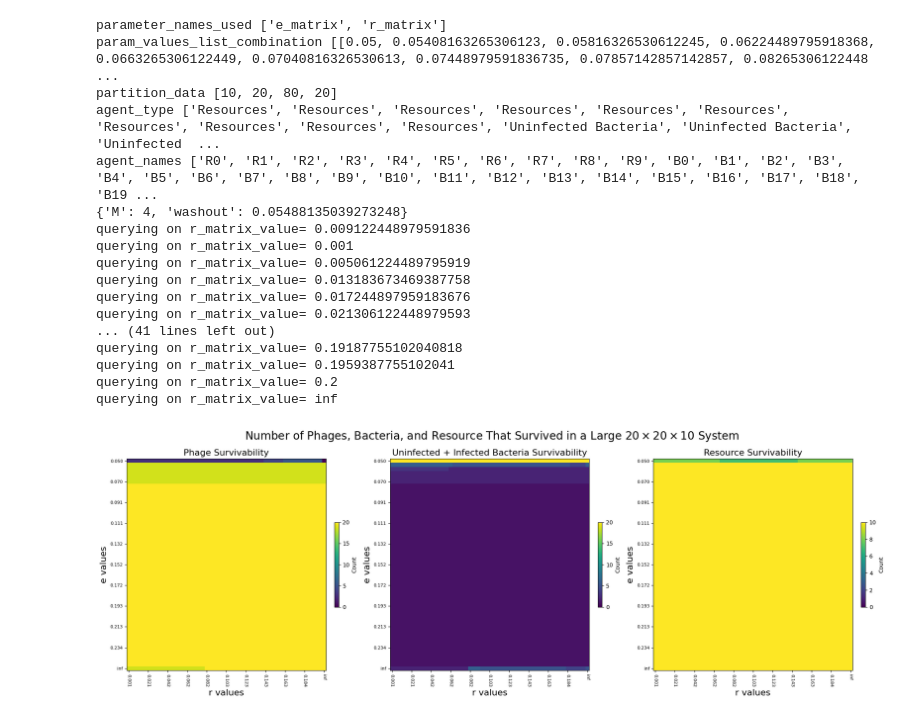
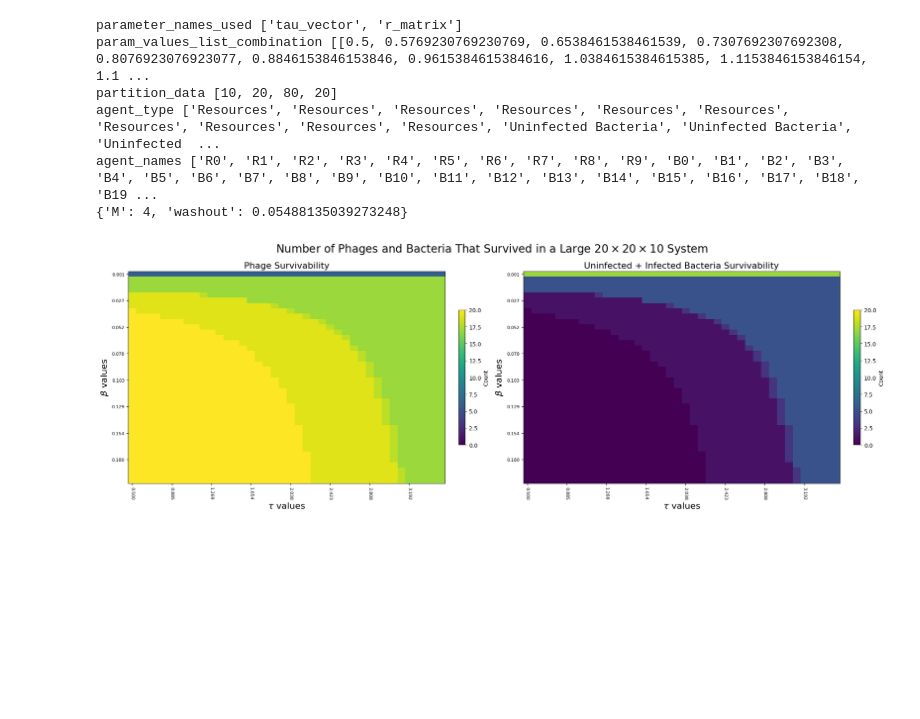
Before and after one commit to BiggusVickus/Master-Thesis, a Jupyter notebook: survivability.ipynb, the cells around one changed output. Saved outputs shown, nothing was run; the diff lists cells and outputs as text; code cells hidden in the pictures; blank space fills up the shorter version.

Commit message:
Auto stash before merge of "main" and "origin/main"

```diff
--- a/survivability.ipynb
+++ b/survivability.ipynb
@@ -65,64 +55,51 @@ def analyze_matrix(pickle_data):
 # %%
-def create_plot(matrix_phages, matrix_bacteria, matrix_resources, pickle_data, save_fig=None):
-    fig, ax = plt.subplots(1, 3, figsize=(20, 7))
-    for i, matrix in enumerate([matrix_resources, matrix_bacteria, matrix_phages]):
-        xtick_indices = np.arange(len(pickle_data['param_values_list_combination'][1]), step=5)
-        ytick_indices = np.arange(len(pickle_data['param_values_list_combination'][0]), step=5)
-        xtick_labels = [f"{v:.3f}" for v in np.array(pickle_data['param_values_list_combination'][1])[xtick_indices]]
-        ytick_labels = [f"{v:.3f}" for v in np.array(pickle_data['param_values_list_combination'][0])[ytick_indices]]
+def create_plot(matrix_phages, matrix_bacteria, pickle_data, save_fig=None):
+    fig, ax = plt.subplots(1, 2, figsize=(20, 7))
+    for i, matrix in enumerate([matrix_phages, matrix_bacteria]):
+        xtick_indices = np.arange(len(pickle_data['param_values_list_combination'][0]), step=5)
+        ytick_indices = np.arange(len(pickle_data['param_values_list_combination'][1]), step=5)
+        xtick_labels = [f"{v:.3f}" for v in np.array(pickle_data['param_values_list_combination'][0])[xtick_indices]]
+        ytick_labels = [f"{v:.3f}" for v in np.array(pickle_data['param_values_list_combination'][1])[ytick_indices]]
 
         ax[i].imshow(matrix, cmap='viridis', aspect='auto', interpolation='nearest')
 
-        ax[i].set_xlabel('r values', fontsize=16)
-        ax[i].set_ylabel('e values', fontsize=16)
+        ax[i].set_xlabel(r'$\tau$ values', fontsize=16)
+        ax[i].set_ylabel(r'$\beta$ values', fontsize=16)
         ax[i].set_xticks(xtick_indices)
         ax[i].set_xticklabels(xtick_labels, fontsize=8, rotation=-90)
         ax[i].set_yticks(ytick_indices)
         ax[i].set_yticklabels(ytick_labels, fontsize=8)
-        ax[i].set_title(['Phage Survivability', 'Uninfected + Infected Bacteria Survivability', 'Resource Survivability'][i], fontsize=16)
+        ax[i].set_title(['Phage Survivability', 'Uninfected + Infected Bacteria Survivability'][i], fontsize=16)
         cax = ax[i].imshow(matrix, cmap='viridis', aspect='auto')
-        if i == 0 or i == 1:
-            cax.set_clim(0, 20)
-        else:
-            cax.set_clim(0, 10)
+        # Set color limits for each subplot individually
+        cax.set_clim(0, 20)
 
         plt.colorbar(cax, ax=ax[i], orientation='vertical', fraction=0.02, pad=0.04, label='Count')
-    plt.suptitle(r'Number of Phages, Bacteria, and Resource That Survived in a Large $20\times20\times10$ System', fontsize=20)
+    plt.suptitle(r'Number of Phages and Bacteria That Survived in a Large $20\times20\times10$ System', fontsize=20)
     # Remove individual colorbars and create a single shared colorbar
     plt.tight_layout()
-    im = ax[0].imshow(matrix_resources, cmap='viridis', aspect='auto', interpolation='nearest')
     if save_fig is not None:
-        plt.savefig(f'LatexReport/Images/Plots/Created/PP/{save_fig}', dpi=300, bbox_inches='tight')
+        plt.savefig(f'LatexReport/Images/Plots/Created/{save_fig}', dpi=300, bbox_inches='tight')
     plt.show()
 # %%
 with open(pickle_file_path, 'rb') as f:
     pickle_data = pickle.load(f)
 print("parameter_names_used", pickle_data['parameter_names_used'])
 print("param_values_list_combination", pickle_data['param_values_list_combination'])
 print('partition_data', pickle_data['agent_type_count'])
 print("agent_type", pickle_data['agent_type'])
 print("agent_names", pickle_data['agent_names'])
 print(pickle_data['environment_data'])
 
-matrix_phages, matrix_bacteria, matrix_resources = analyze_matrix(pickle_data)
-create_plot(matrix_phages, matrix_bacteria, matrix_resources, pickle_data, save_fig='phage_bacteria_resource_survivability.png')
+matrix_phages, matrix_bacteria = analyze_matrix(pickle_data)
+np.set_printoptions(threshold=np.inf)
+create_plot(matrix_phages, matrix_bacteria, pickle_data, save_fig='phage_bacteria_survivability.png')
 # )
 # %% [output]
-parameter_names_used ['e_matrix', 'r_matrix']
-param_values_list_combination [[0.05, 0.05408163265306123, 0.05816326530612245, 0.06224489795918368, 0.0663265306122449, 0.07040816326530613, 0.07448979591836735, 0.07857142857142857, 0.08265306122448 ...
+parameter_names_used ['tau_vector', 'r_matrix']
+param_values_list_combination [[0.5, 0.5769230769230769, 0.6538461538461539, 0.7307692307692308, 0.8076923076923077, 0.8846153846153846, 0.9615384615384616, 1.0384615384615385, 1.1153846153846154, 1.1 ...
 partition_data [10, 20, 80, 20]
 agent_type ['Resources', 'Resources', 'Resources', 'Resources', 'Resources', 'Resources', 'Resources', 'Resources', 'Resources', 'Resources', 'Uninfected Bacteria', 'Uninfected Bacteria', 'Uninfected  ...
 agent_names ['R0', 'R1', 'R2', 'R3', 'R4', 'R5', 'R6', 'R7', 'R8', 'R9', 'B0', 'B1', 'B2', 'B3', 'B4', 'B5', 'B6', 'B7', 'B8', 'B9', 'B10', 'B11', 'B12', 'B13', 'B14', 'B15', 'B16', 'B17', 'B18', 'B19 ...
 {'M': 4, 'washout': 0.05488135039273248}
-querying on r_matrix_value= 0.009122448979591836
-querying on r_matrix_value= 0.001
-querying on r_matrix_value= 0.005061224489795919
-querying on r_matrix_value= 0.013183673469387758
-querying on r_matrix_value= 0.017244897959183676
-querying on r_matrix_value= 0.021306122448979593
-... (41 lines left out)
-querying on r_matrix_value= 0.19187755102040818
-querying on r_matrix_value= 0.1959387755102041
-querying on r_matrix_value= 0.2
-querying on r_matrix_value= inf
-[figure, old version]
+[figure, new version]
```
Also changed, not shown: parts of 2 cells of this notebook, 24 other files.
